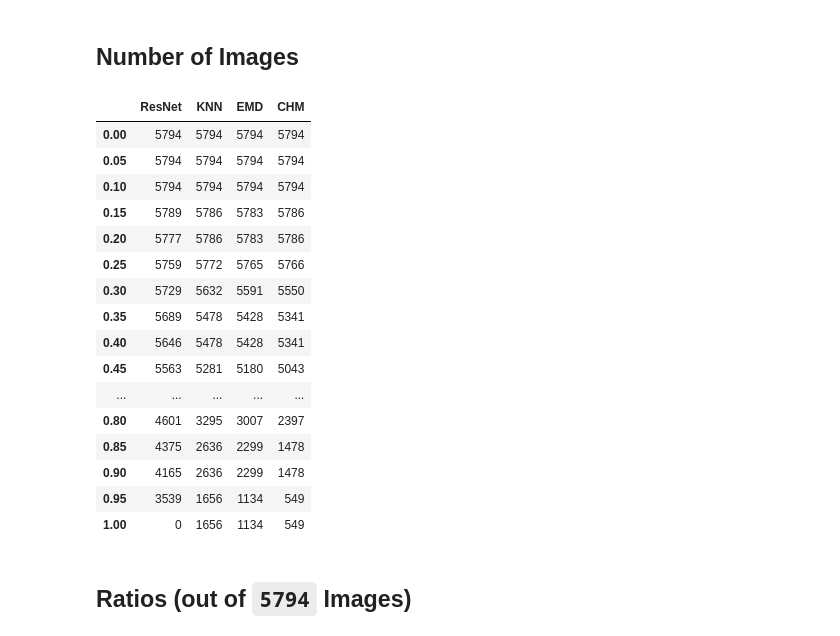
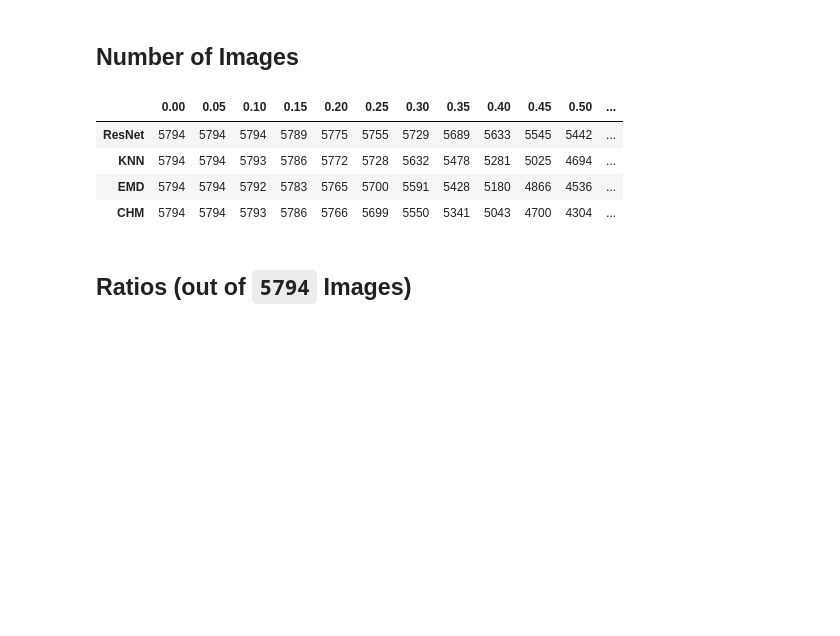
Before and after one commit to anguyen8/visual-correspondence-XAI, a Jupyter notebook: Human-Study/src/Table-C-CUB.ipynb, the cells around one changed output. Saved outputs shown, nothing was run; the diff lists cells and outputs as text; code cells hidden in the pictures; blank space fills up the shorter version.

```diff
--- a/Human-Study/src/Table-C-CUB.ipynb
+++ b/Human-Study/src/Table-C-CUB.ipynb
@@ -65,19 +56,17 @@ M4Conf_CUB = np.asarray(classification_summary_cub["chm_conf"])
 # %% [markdown]
 ## AI Performance Analysis
 # %%
-MethodName = ["ResNet", "KNN", "EMD", "CHM"]
-Methods = [IsM1Correct_CUB, IsM2Correct_CUB, IsM3Correct_CUB, IsM4Correct_CUB]
-Confs = [M1Conf_CUB, M2Conf_CUB, M3Conf_CUB, M4Conf_CUB]
+MethodName = ['ResNet', 'KNN', 'EMD', 'CHM']
+Methods    = [IsM1Correct_CUB, IsM2Correct_CUB, IsM3Correct_CUB, IsM4Correct_CUB]
+Confs      = [M1Conf_CUB, M2Conf_CUB, M3Conf_CUB, M4Conf_CUB]
 
 TAnalysis = {}
 TCount = {}
 
 for N, M, C in zip(MethodName, Methods, Confs):
-    TAnalysis[N] = {}
-    TCount[N] = {}
+  TAnalysis[N] = {}
+  TCount[N] = {}
 
-    for T in np.arange(0.0, 1.05, 0.05):
-        TAnalysis[N][round(T, 2)] = np.mean(M[C >= T])
-        TCount[N][round(T, 2)] = len(M[C >= T])
-
-print("Done")
+  for T in tqdm(np.arange(0., 1.0, 0.05)):
+    TAnalysis[N][round(T, 2)] = np.mean(M[C>T])
+    TCount[N][round(T, 2)]    = len(M[C>T])
@@ -109,27 +84,14 @@ ai_df = pd.DataFrame(TAnalysis)
 # %% [markdown]
 ## Number of Images
 # %%
-# Number of Images
-count_df = pd.DataFrame(TCount)
-count_df
+df2 = pd.DataFrame(TCount).T
+df2.head()
 # %% [output]
-|  | ResNet | KNN | EMD | CHM |
-| 0.00 | 5794 | 5794 | 5794 | 5794 |
-| 0.05 | 5794 | 5794 | 5794 | 5794 |
-| 0.10 | 5794 | 5794 | 5794 | 5794 |
-| 0.15 | 5789 | 5786 | 5783 | 5786 |
-| 0.20 | 5777 | 5786 | 5783 | 5786 |
-| 0.25 | 5759 | 5772 | 5765 | 5766 |
-| 0.30 | 5729 | 5632 | 5591 | 5550 |
-| 0.35 | 5689 | 5478 | 5428 | 5341 |
-| 0.40 | 5646 | 5478 | 5428 | 5341 |
-| 0.45 | 5563 | 5281 | 5180 | 5043 |
-| ... | ... | ... | ... | ... |
-| 0.80 | 4601 | 3295 | 3007 | 2397 |
-| 0.85 | 4375 | 2636 | 2299 | 1478 |
-| 0.90 | 4165 | 2636 | 2299 | 1478 |
-| 0.95 | 3539 | 1656 | 1134 | 549 |
-| 1.00 | 0 | 1656 | 1134 | 549 |
+|  | 0.00 | 0.05 | 0.10 | 0.15 | 0.20 | 0.25 | 0.30 | 0.35 | 0.40 | 0.45 | 0.50 | ... |
+| ResNet | 5794 | 5794 | 5794 | 5789 | 5775 | 5755 | 5729 | 5689 | 5633 | 5545 | 5442 | ... |
+| KNN | 5794 | 5794 | 5793 | 5786 | 5772 | 5728 | 5632 | 5478 | 5281 | 5025 | 4694 | ... |
+| EMD | 5794 | 5794 | 5792 | 5783 | 5765 | 5700 | 5591 | 5428 | 5180 | 4866 | 4536 | ... |
+| CHM | 5794 | 5794 | 5793 | 5786 | 5766 | 5699 | 5550 | 5341 | 5043 | 4700 | 4304 | ... |
 # %% [markdown]
 ## Ratios (out of `5794` Images)
 # %%
```
Also changed, not shown: parts of 58 cells of this notebook, 1 other file.
